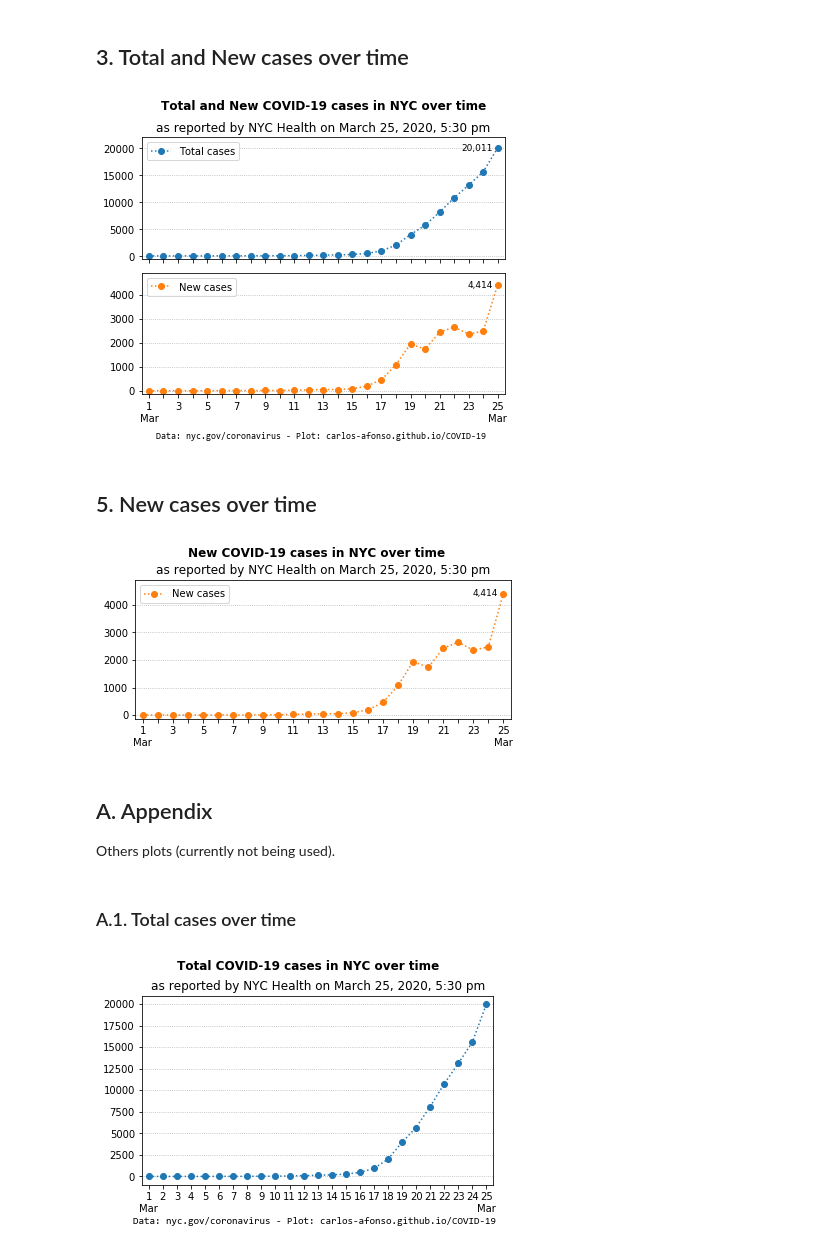
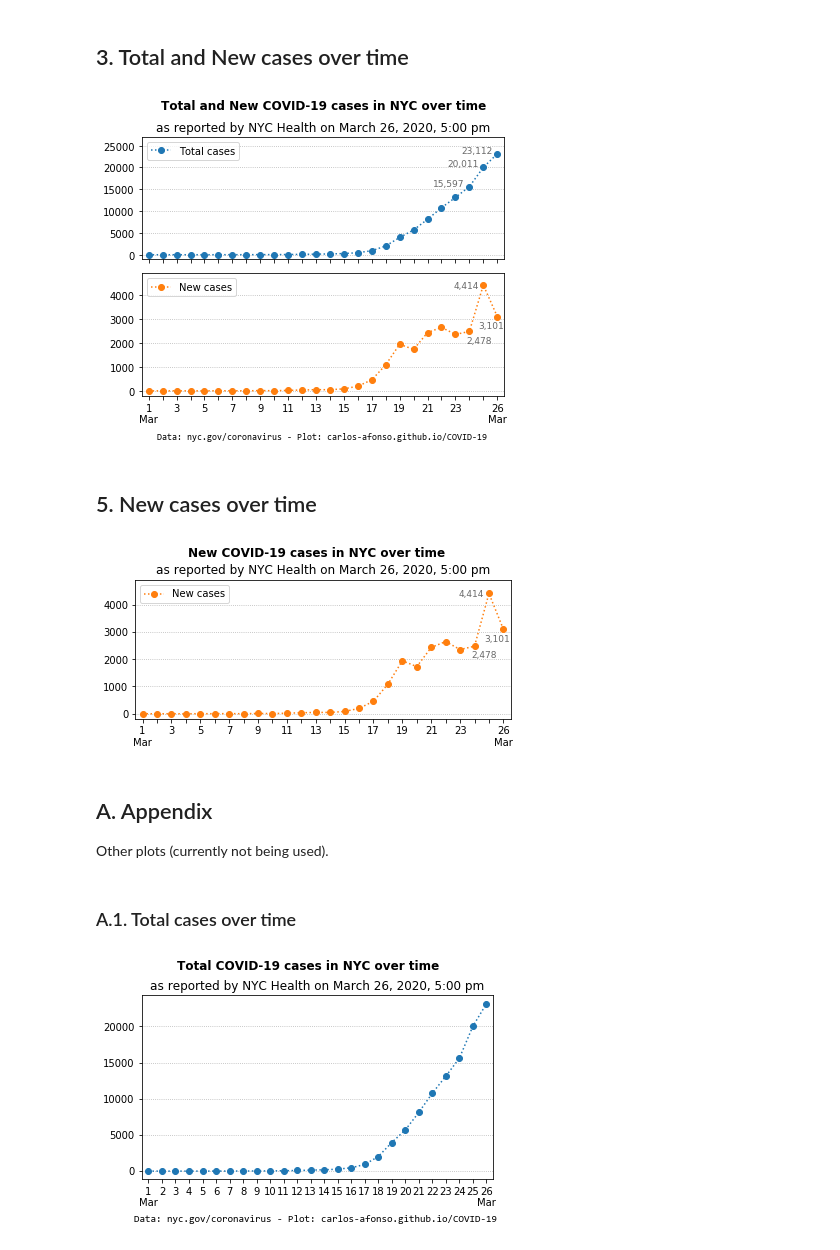
Before and after one commit to carlos-afonso/COVID-19, a Jupyter notebook: notebooks/nyc-covid-19-cases-over-time.ipynb, the cells around one changed output. Saved outputs shown, nothing was run; the diff lists cells and outputs as text; code cells hidden in the pictures.

Commit message:
Updates NYC data and plots

```diff
--- a/notebooks/nyc-covid-19-cases-over-time.ipynb
+++ b/notebooks/nyc-covid-19-cases-over-time.ipynb
@@ -11,7 +11,7 @@ import pandas as pd
 # %% [markdown]
 ## 1. Read data
 # %%
-update_str = 'as reported by NYC Health on March 25, 2020, 5:30 pm'
+update_str = 'as reported by NYC Health on March 26, 2020, 5:00 pm'
 source_str = 'Data: nyc.gov/coronavirus - Plot: carlos-afonso.github.io/COVID-19'
 
 data_file = '../data/nyc-health-daily-updates/cases/nyc-covid-19-cases-over-time.csv'
@@ -82,40 +82,27 @@ df
 fig, (ax1, ax2) = plt.subplots(2, figsize=(6, 5), sharex=True)
 
 ax1.plot(df['date_label'], df['total_cases'], 'o:', color='C0', label='Total cases')
-#ax1.plot(df['date_label'], df['new_cases'], '^:', color='C1', label='New cases')
-n1 = 1
+n1 = 3
 for xy in zip(range(len(df)-n1, len(df)), df['total_cases'].iloc[-n1:]):
-    #label = '(*) ' + '{:,}'.format(xy[1])
-    label = '{:,}'.format(xy[1])
-    ax1.annotate(label, xy=xy, xytext=(-5, 0), textcoords='offset points', ha='right', va='center', fontsize=9) #color='dimgray'
+    ax1.annotate('{:,}'.format(xy[1]), xy=xy, xytext=(-5, 1), textcoords='offset points', ha='right', color='dimgray', fontsize=9)
 ax1.set_xlim(-0.5, len(df)-0.5)
-ax1.set_ylim(-500, 22000)
+ax1.set_ylim(-1000, 27000)
 ax1.grid(axis='y', linestyle=':')
 ax1.legend(loc='upper left')
 
 ax2.plot(df['date_label'], df['new_cases'], 'o:', color='C1', label='New cases')
-#n2 = 3
-#xytext_list = [(-5, 0), (0, 5), (-6, -5)]
-#ha_list = ['right', 'center', 'center']
-#va_list = ['center', 'bottom', 'top']
-#for z in zip(range(len(df)-n2, len(df)), df['new_cases'].iloc[-n2:], xytext_list, ha_list, va_list):
-#    ax2.annotate('{:,}'.format(z[1]), xy=z[0:2], xytext=z[2], textcoords='offset points', ha=z[3], va=z[4], color='dimgray', fontsize=9)
-n2 = 1
-for z in zip(range(len(df)-n2, len(df)), df['new_cases'].iloc[-n2:]):
-    #label = '(*) ' + '{:,}'.format(z[1])
-    label = '{:,}'.format(z[1])
-    ax2.annotate(label, xy=z[0:2], xytext=(-5, 0), textcoords='offset points', ha='right', va='center', fontsize=9) #color='dimgray'
-ax2.set_ylim(-150, 4900)
+n2 = 3
+xytext_list = [(-3, -12), (-30, -3), (-19, -12)]
+for z in zip(range(len(df)-n2, len(df)), df['new_cases'].iloc[-n2:], xytext_list):
+    ax2.annotate('{:,}'.format(z[1]), xy=z[0:2], xytext=z[2], textcoords='offset points', color='dimgray', fontsize=9)
+ax2.set_ylim(-200, 4900)
 ax2.grid(axis='y', linestyle=':')
 ax2.legend(loc='upper left')
 
 plt.suptitle('Total and New COVID-19 cases in NYC over time', x=0.535, fontweight='bold')
 ax1.set_title(update_str)
 
-#note_str = '(*) Mar 24 data: only as of 9:45am; likely to go up in the next data update.'
-#ax2.text(-2, -1800, note_str)
-
-ax2.text(0.5, -2000, source_str, fontfamily='Consolas', fontsize=9)
+ax2.text(0.6, -2000, source_str, fontfamily='Consolas', fontsize=9)
 
 x_labels = [df['date_label'].iloc[i] if i%2==0 else '' for i in range(len(df))]
 if len(df)%2 == 0:
@@ -127,7 +114,7 @@ ax1.set_xticklabels(x_labels)
 plt.tight_layout(rect=[0, 0, 1, 0.95])
 plt.show()
 # %% [output]
-[figure, old version]
+[figure, new version]
 # %%
 # Save figure as SVG and PNG images
 file_path = '../images/nyc-covid-19-total-and-new-cases-over-time'
@@ -140,11 +127,10 @@ fig = plt.figure(figsize=(6, 3))
 
 plt.plot(df['date_label'], df['new_cases'], 'o:', color='C1', label='New cases')
 
-n2 = 1
-for z in zip(range(len(df)-n2, len(df)), df['new_cases'].iloc[-n2:]):
-    #label = '(*) ' + '{:,}'.format(z[1])
-    label = '{:,}'.format(z[1])
-    plt.annotate(label, xy=z[0:2], xytext=(-5, 0), textcoords='offset points', ha='right', va='center', fontsize=9) #color='dimgray'
+n2 = 3
+xytext_list = [(-3, -12), (-30, -3), (-19, -12)]
+for z in zip(range(len(df)-n2, len(df)), df['new_cases'].iloc[-n2:], xytext_list):
+    plt.annotate('{:,}'.format(z[1]), xy=z[0:2], xytext=z[2], textcoords='offset points', color='dimgray', fontsize=9)
 
 x_labels = [df['date_label'].iloc[i] if i%2==0 else '' for i in range(len(df))]
 if len(df)%2 == 0:
@@ -154,15 +140,12 @@ if len(df)%2 == 0:
 plt.xticks(range(len(df)), x_labels)
 
 plt.xlim(-0.5, len(df)-0.5)
-plt.ylim(-150, 4900)
+plt.ylim(-200, 4900)
 
 plt.grid(axis='y', linestyle=':')
 
 plt.suptitle('New COVID-19 cases in NYC over time', x=0.52, fontweight='bold')
 plt.title(update_str)
-
-#note_str = '(*) Mar 24 data: only as of 9:45am; likely to go up in next data update.'
-#plt.text(1, -1500, note_str, fontsize=9) #fontstyle='italic'
 
 #plt.text(0.7, -1900, source_str, fontfamily='Consolas', fontsize=9)
 
@@ -171,7 +154,7 @@ plt.legend(loc='upper left')
 plt.tight_layout(rect=[0, 0, 1, 0.95])
 plt.show()
 # %% [output]
-[figure, old version]
+[figure, new version]
 # %%
 # Save figure as SVG and PNG images
 file_path = '../images/nyc-covid-19-new-cases-over-time'
@@ -180,25 +163,25 @@ fig.savefig(file_path + '.png', dpi=200)
 # %% [markdown]
 ## A. Appendix
 
-Others plots (currently not being used).
+Other plots (currently not being used).
 # %% [markdown]
 ### A.1. Total cases over time
 # %%
 fig = plt.figure()
 
 plt.plot(df['date_label'], df['total_cases'], 'o:', color='C0')
 
 plt.xlim(-0.5, len(df)-0.5)
 #plt.ylim(-300, 9000)
 
 plt.grid(axis='y', linestyle=':')
 
 plt.suptitle('Total COVID-19 cases in NYC over time', fontweight='bold')
 plt.title(update_str)
 
-plt.text(-1.1, -5500, source_str, fontfamily='Consolas')
+plt.text(-1.1, -7000, source_str, fontfamily='Consolas')
 
 plt.tight_layout(rect=[0, 0, 1, 0.95])
 plt.show()
 # %% [output]
-[figure, old version]
+[figure, new version]
```
Also changed, not shown: parts of 2 cells of this notebook, 8 other files.
